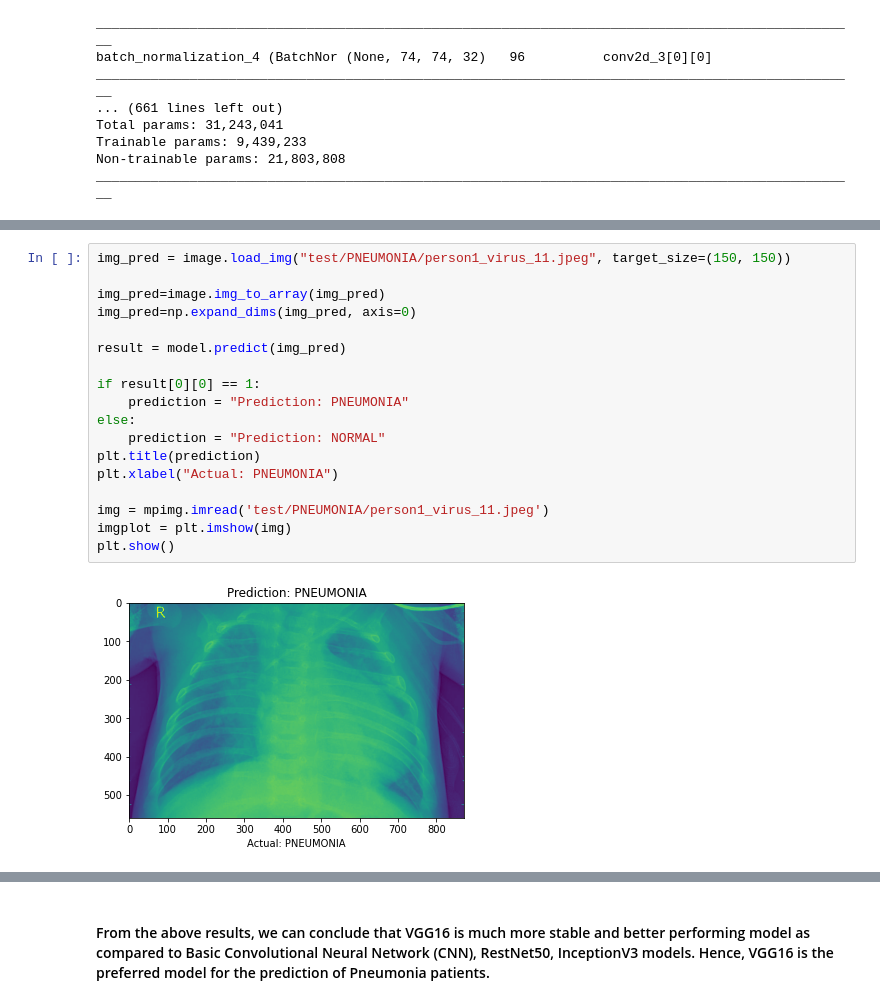
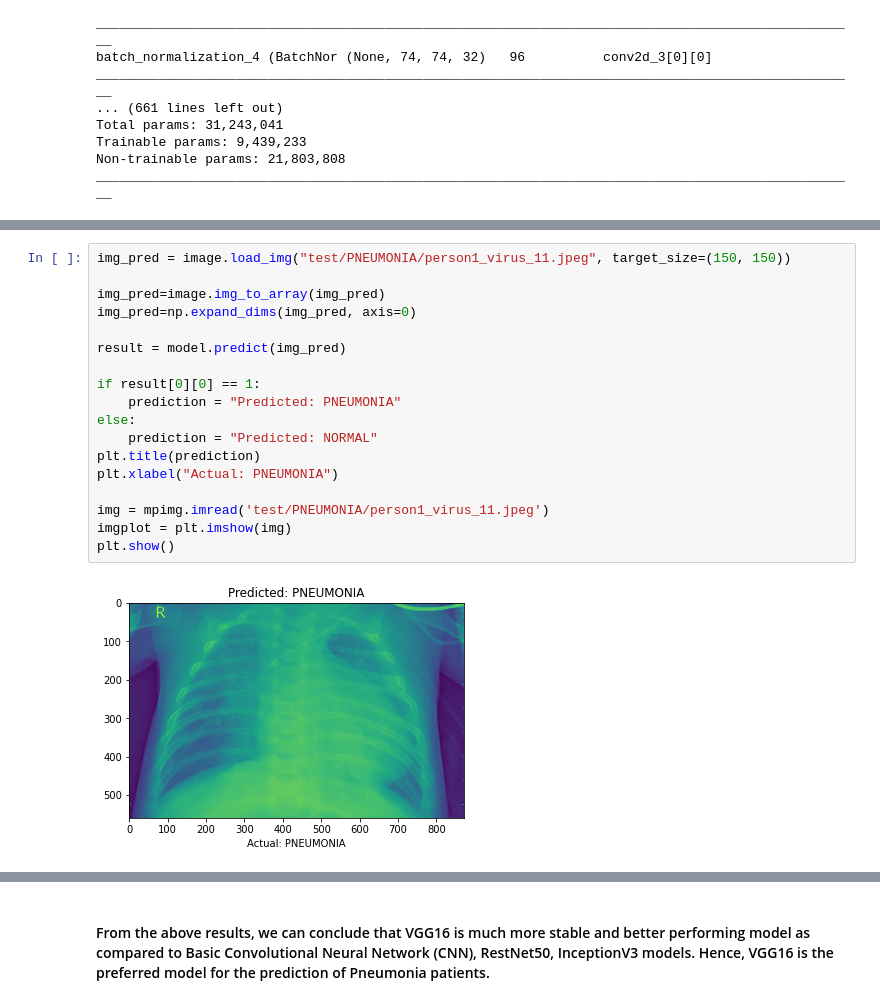
Before and after one commit to begumzubeda64/PGA02_Zubu, a Jupyter notebook: Machine Learning Models/Projects/XRay_PneumoniaPrediction.ipynb, the cells around one changed output, grey strips where cells are left out. Cells and saved outputs as stored; diff of their text form.

```diff
--- a/Machine Learning Models/Projects/XRay_PneumoniaPrediction.ipynb
+++ b/Machine Learning Models/Projects/XRay_PneumoniaPrediction.ipynb
@@ -559,23 +646,23 @@ result_tabulation
 # %%
 img_pred = image.load_img("test/PNEUMONIA/person1_virus_11.jpeg", target_size=(150, 150))
 
 img_pred=image.img_to_array(img_pred)
 img_pred=np.expand_dims(img_pred, axis=0)
 
 result = model.predict(img_pred)
 
 if result[0][0] == 1:
-    prediction = "Prediction: PNEUMONIA"
+    prediction = "Predicted: PNEUMONIA"
 else:
-    prediction = "Prediction: NORMAL"
+    prediction = "Predicted: NORMAL"
 plt.title(prediction)
 plt.xlabel("Actual: PNEUMONIA")
 
 img = mpimg.imread('test/PNEUMONIA/person1_virus_11.jpeg')
 imgplot = plt.imshow(img)
 plt.show()
 # %% [output]
-[figure, old version]
+[figure, new version]
 # %%
 img_pred = image.load_img("test/NORMAL/IM-0003-0001.jpeg", target_size=(150, 150))
 
```
Also changed, not shown: parts of 62 cells of this notebook.
